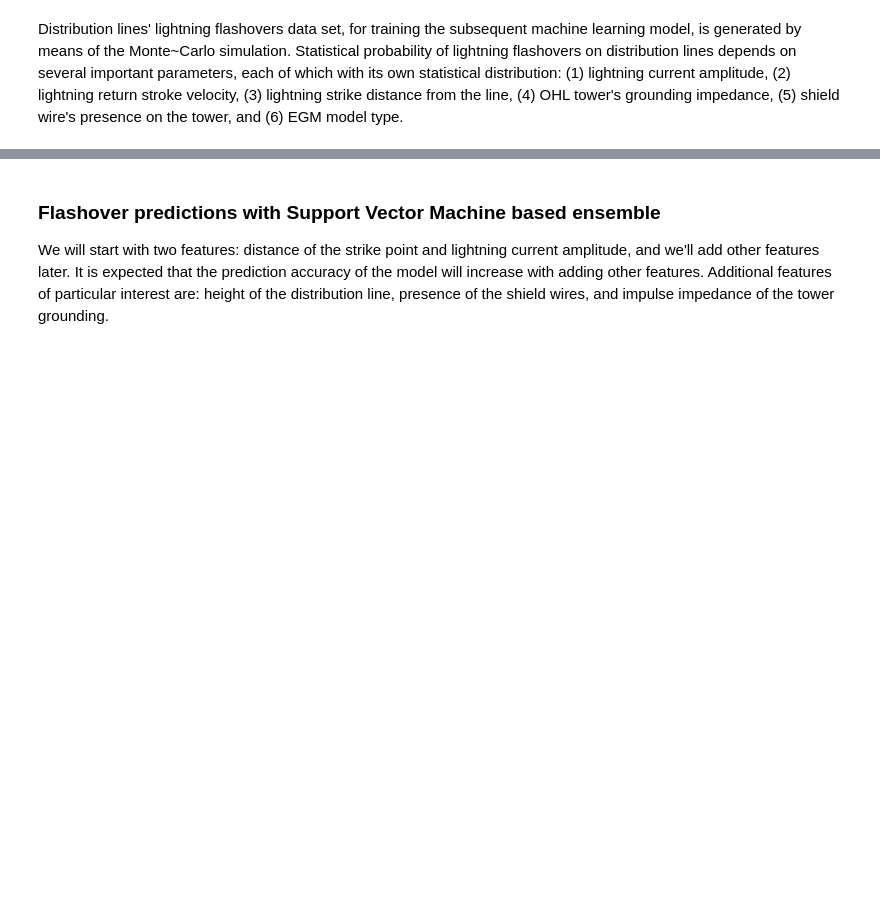
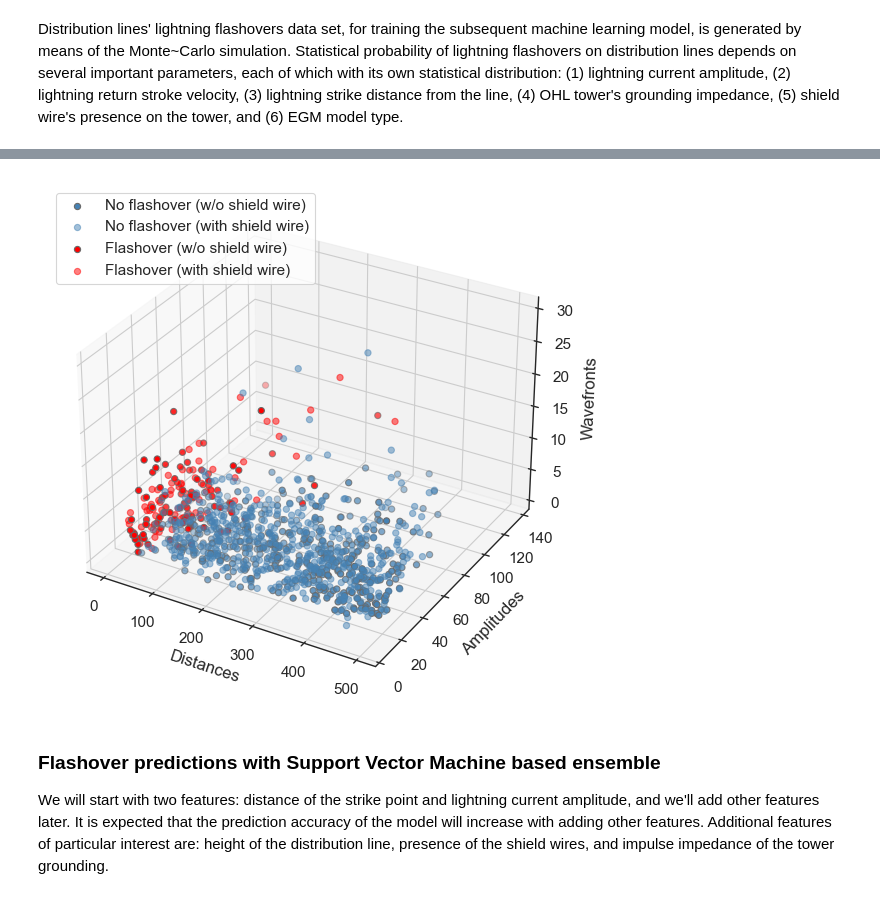
Before and after one commit to sarajcev/distlines, a Jupyter notebook: models.ipynb, the cells around one changed output, grey strips where cells are left out. Drawn from its saved outputs; the diff is of its cells as text; code cells hidden in the pictures; blank space fills up the shorter version.

```diff
--- a/models.ipynb
+++ b/models.ipynb
@@ -93,3 +93,8 @@ sandbox.plot_realizations(g['dist'], g['ampl'], g['flash'], g['shield'], save_fi
+# %%
+sandbox.plot_dataset_3d(g['dist'], g['ampl'], g['front'],
+                        g['flash'], g['shield'])
+# %% [output]
+[figure, added]
 # %% [markdown]
 ### Flashover predictions with Support Vector Machine based ensemble
 
```
Also changed, not shown: parts of 2 cells of this notebook, 4 other files.
